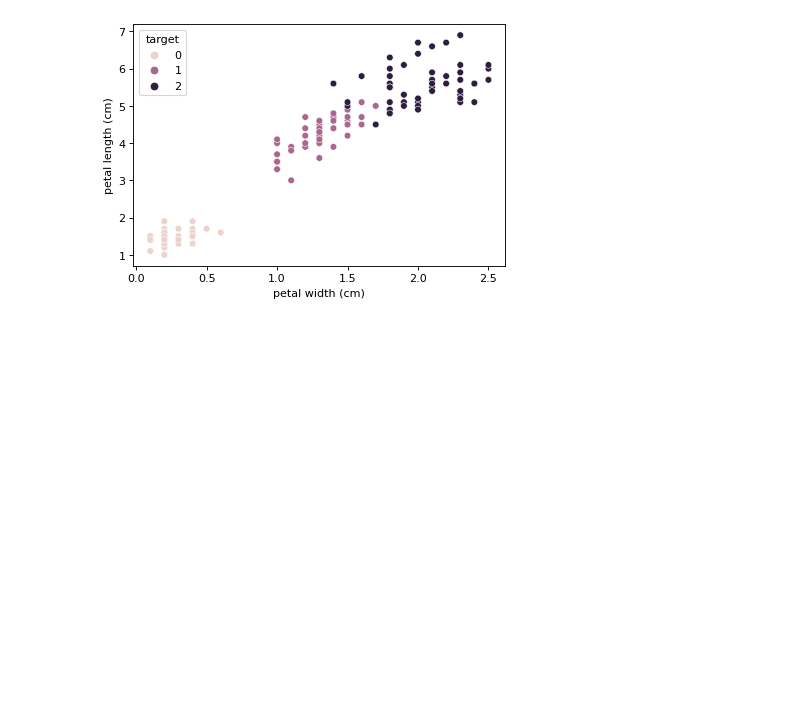
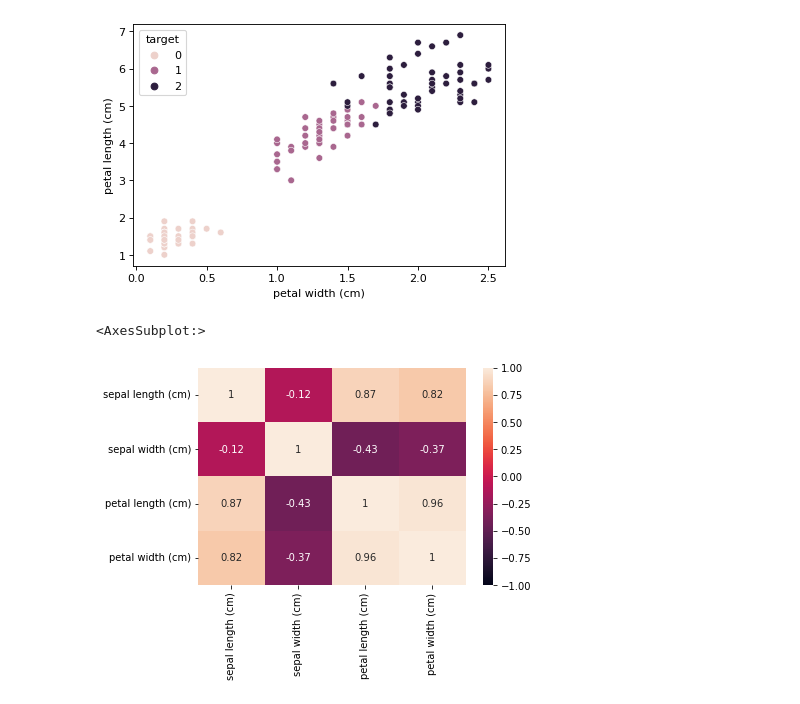
Before and after one commit to FHegardt/Maskininl-rning-Fredrik-Hegardt, a Jupyter notebook: Exercises/Exer_4.ipynb, the cells around one changed output. Cells and saved outputs as stored; diff of their text form; code cells hidden in the pictures; blank space fills up the shorter version.

```diff
--- a/Exercises/Exer_4.ipynb
+++ b/Exercises/Exer_4.ipynb
@@ -39,3 +39,10 @@ for a in range(2):
 [figure]
 [figure]
 [figure]
+# %%
+df = df.drop(columns="target")
+df.head()
+sns.heatmap(df.corr(), vmin = -1, vmax= 1, annot=True)
+# %% [output]
+<AxesSubplot:>
+[figure, added]
```
